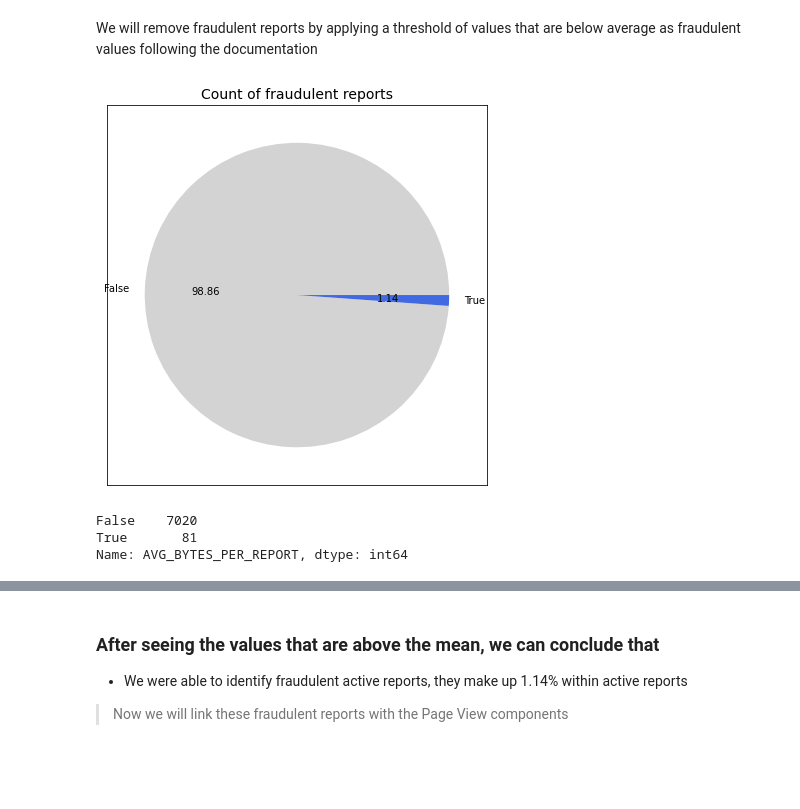
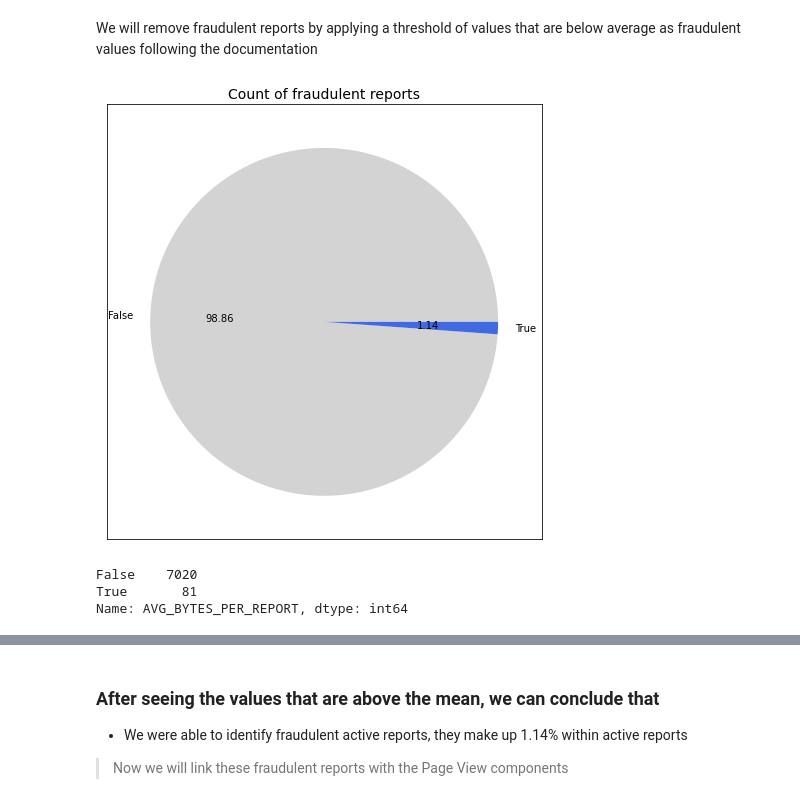
Before and after one commit to dell-splab/lightning-analysis, a Jupyter notebook: Deep analysis of AVERANGE_ROW_COUNT .ipynb, the cells around one changed output, grey strips where cells are left out. Cells and saved outputs as stored; diff of their text form; code cells hidden in the pictures; blank space fills up the shorter version.

```diff
--- a/Deep analysis of AVERANGE_ROW_COUNT .ipynb
+++ b/Deep analysis of AVERANGE_ROW_COUNT .ipynb
@@ -174,13 +189,13 @@
 # %%
 # Making a plot
-plt.figure(figsize=(7, 7))
+plt.figure(figsize=(8, 8))
 plt.pie(comparing_fraudulent_reports.value_counts(), labels=comparing_fraudulent_reports.unique(), autopct="%.2f", colors=["lightgrey", "royalblue"])
 plt.title('Count of fraudulent reports', fontsize=14)
 plt.box(on=None)
 plt.show()
 comparing_fraudulent_reports.value_counts()
 # %% [output]
-[figure, old version]
+[figure, new version]
 False    7020
 True       81
 Name: AVG_BYTES_PER_REPORT, dtype: int64
```
Also changed, not shown: parts of 4 cells of this notebook.
